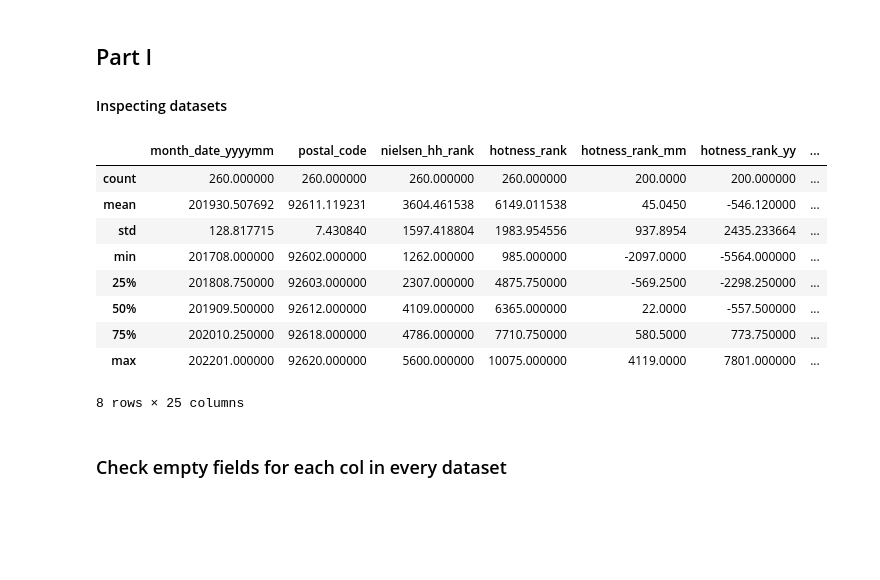
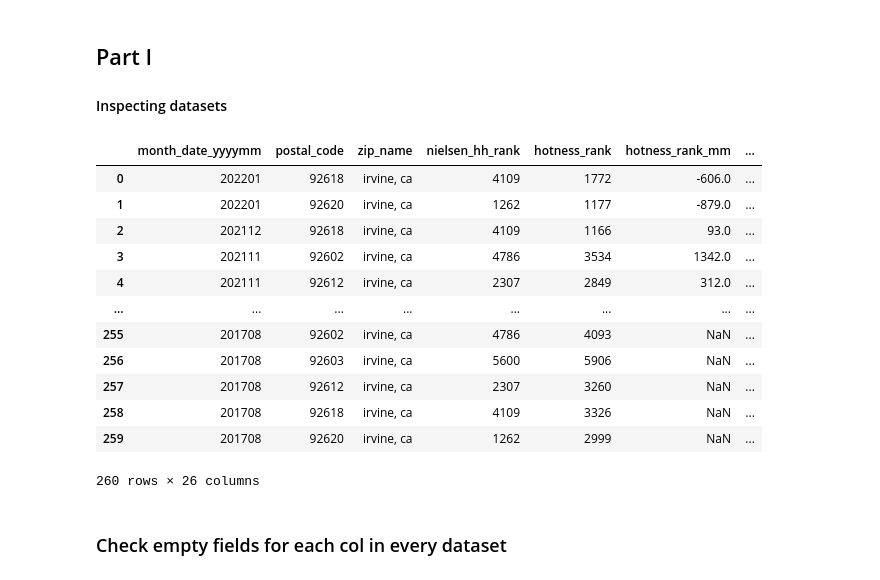
Before and after one commit to evantilu/Proptech-Project, a Jupyter notebook: data_processing.ipynb, the cells around one changed output. Drawn from its saved outputs; the diff is of its cells as text; code cells hidden in the pictures; blank space fills up the shorter version.

```diff
--- a/data_processing.ipynb
+++ b/data_processing.ipynb
@@ -10,20 +15,22 @@ san_diego_urb = pd.read_csv('data/san_diego_ca_city_2.csv')
 san_diego_sub = pd.read_csv('data/san_diego_ca_suburb_2.csv')
 san_fran_urb = pd.read_csv('data/san_francisco_ca_city_2.csv')
 san_fran_sub = pd.read_csv('data/san_francisco_ca_suburb_2.csv')
-# %%
-irv_urb.head()
-irv_urb.describe()
-# %% [output]
-|  | month_date_yyyymm | postal_code | nielsen_hh_rank | hotness_rank | hotness_rank_mm | hotness_rank_yy | ... |
-| count | 260.000000 | 260.000000 | 260.000000 | 260.000000 | 200.0000 | 200.000000 | ... |
-| mean | 201930.507692 | 92611.119231 | 3604.461538 | 6149.011538 | 45.0450 | -546.120000 | ... |
-| std | 128.817715 | 7.430840 | 1597.418804 | 1983.954556 | 937.8954 | 2435.233664 | ... |
-| min | 201708.000000 | 92602.000000 | 1262.000000 | 985.000000 | -2097.0000 | -5564.000000 | ... |
-| 25% | 201808.750000 | 92603.000000 | 2307.000000 | 4875.750000 | -569.2500 | -2298.250000 | ... |
-| 50% | 201909.500000 | 92612.000000 | 4109.000000 | 6365.000000 | 22.0000 | -557.500000 | ... |
-| 75% | 202010.250000 | 92618.000000 | 4786.000000 | 7710.750000 | 580.5000 | 773.750000 | ... |
-| max | 202201.000000 | 92620.000000 | 5600.000000 | 10075.000000 | 4119.0000 | 7801.000000 | ... |
-8 rows × 25 columns
+# %%
+irv_urb
+# %% [output]
+|  | month_date_yyyymm | postal_code | zip_name | nielsen_hh_rank | hotness_rank | hotness_rank_mm | ... |
+| 0 | 202201 | 92618 | irvine, ca | 4109 | 1772 | -606.0 | ... |
+| 1 | 202201 | 92620 | irvine, ca | 1262 | 1177 | -879.0 | ... |
+| 2 | 202112 | 92618 | irvine, ca | 4109 | 1166 | 93.0 | ... |
+| 3 | 202111 | 92602 | irvine, ca | 4786 | 3534 | 1342.0 | ... |
+| 4 | 202111 | 92612 | irvine, ca | 2307 | 2849 | 312.0 | ... |
+| ... | ... | ... | ... | ... | ... | ... | ... |
+| 255 | 201708 | 92602 | irvine, ca | 4786 | 4093 | NaN | ... |
+| 256 | 201708 | 92603 | irvine, ca | 5600 | 5906 | NaN | ... |
+| 257 | 201708 | 92612 | irvine, ca | 2307 | 3260 | NaN | ... |
+| 258 | 201708 | 92618 | irvine, ca | 4109 | 3326 | NaN | ... |
+| 259 | 201708 | 92620 | irvine, ca | 1262 | 2999 | NaN | ... |
+260 rows × 26 columns
 # %% [markdown]
 ### Check empty fields for each col in every dataset
 # %%
```
Also changed, not shown: parts of 18 cells of this notebook, 8 other files.
